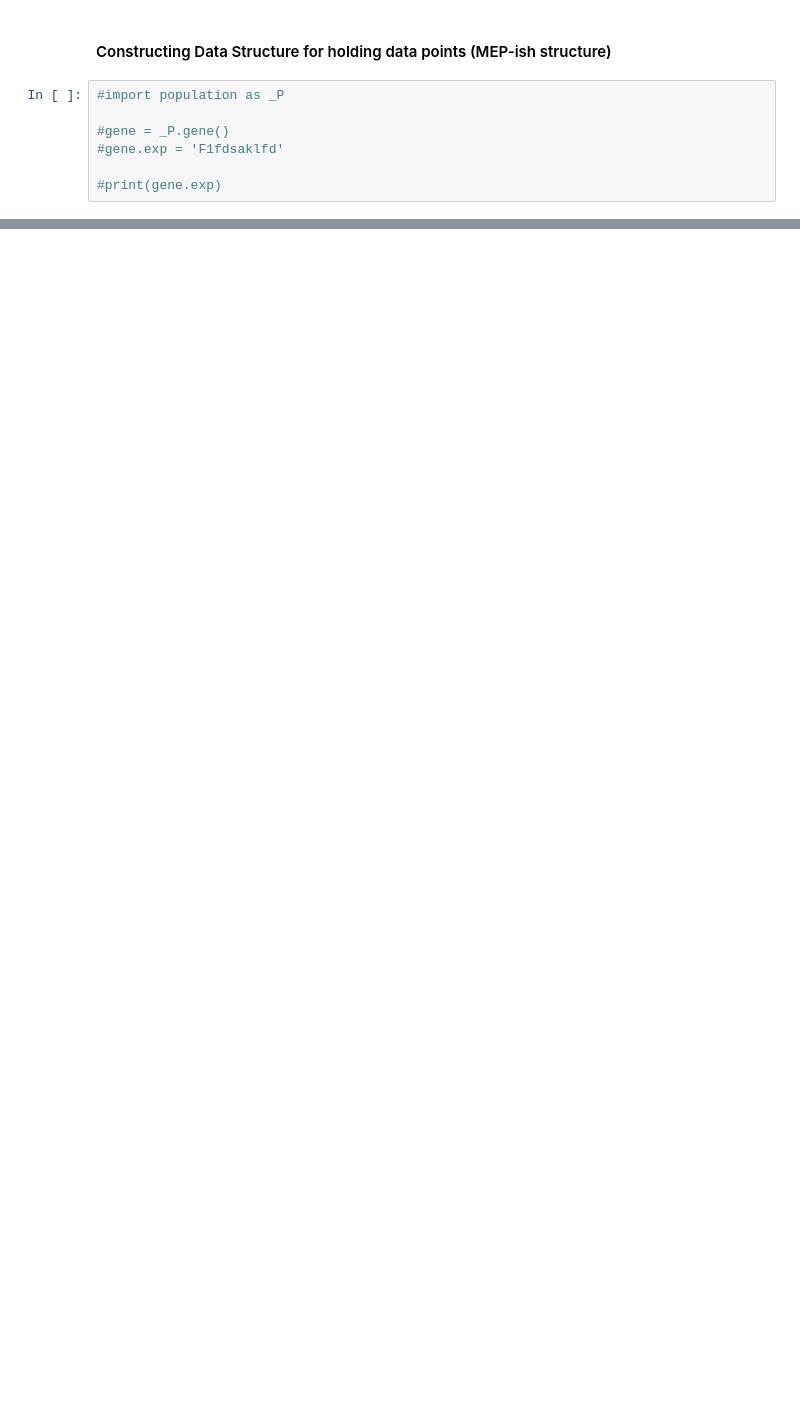
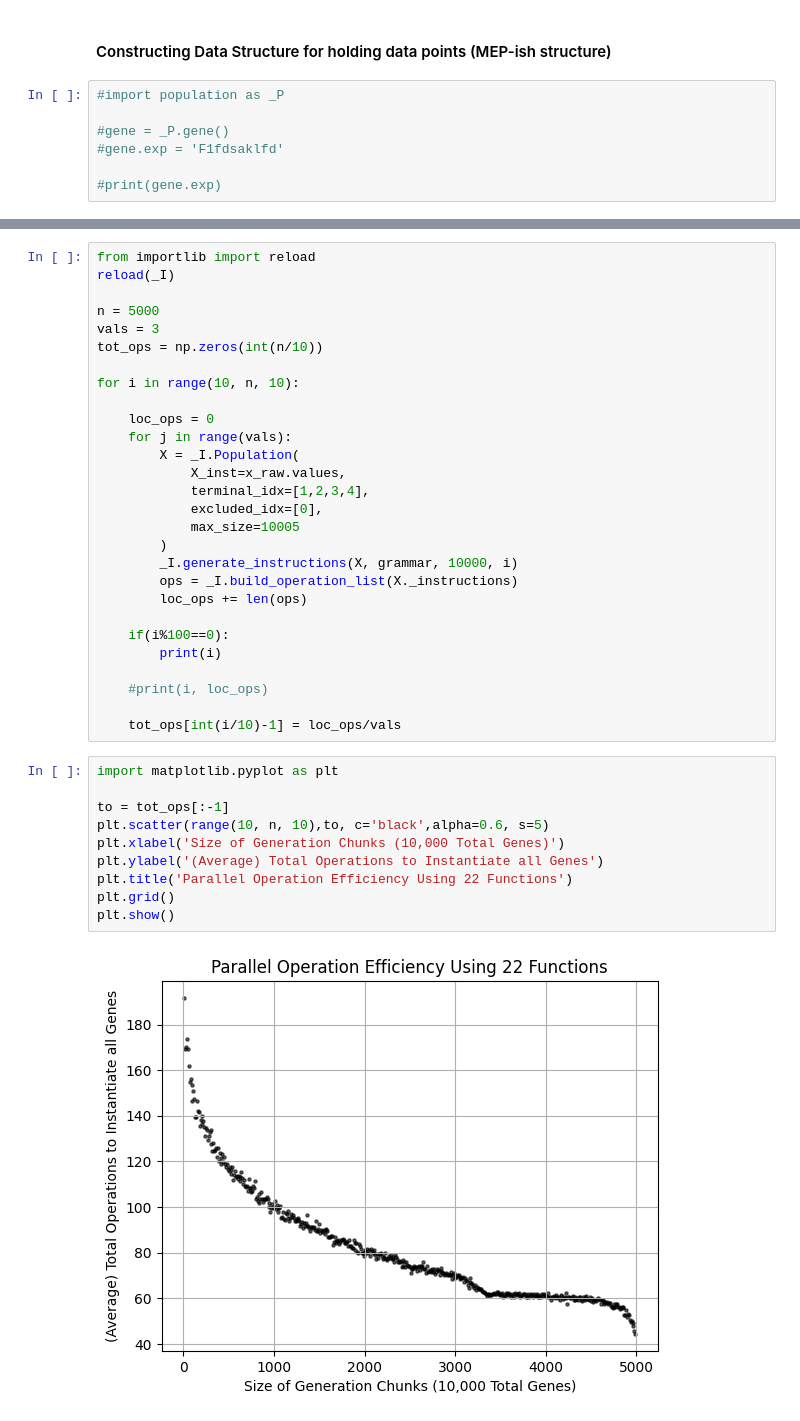
Before and after one commit to Logan-Kelsch/Structural_Regression, a Jupyter notebook: src/dev.ipynb, the cells around one changed output, grey strips where cells are left out. Cells and saved outputs as stored; diff of their text form; blank space fills up the shorter version.

```diff
--- a/src/dev.ipynb
+++ b/src/dev.ipynb
@@ -146,0 +102,40 @@ _V.plot_instruction_demo(X._instructions)
+# %%
+from importlib import reload
+reload(_I)
+
+n = 5000
+vals = 3
+tot_ops = np.zeros(int(n/10))
+
+for i in range(10, n, 10):
+
+    loc_ops = 0
+    for j in range(vals):
+        X = _I.Population(
+            X_inst=x_raw.values,
+            terminal_idx=[1,2,3,4],
+            excluded_idx=[0],
+            max_size=10005
+        )
+        _I.generate_instructions(X, grammar, 10000, i)
+        ops = _I.build_operation_list(X._instructions)
+        loc_ops += len(ops)
+
+    if(i%100==0):
+        print(i)
+
+    #print(i, loc_ops)
+
+    tot_ops[int(i/10)-1] = loc_ops/vals
+# %%
+import matplotlib.pyplot as plt
+
+to = tot_ops[:-1]
+plt.scatter(range(10, n, 10),to, c='black',alpha=0.6, s=5)
+plt.xlabel('Size of Generation Chunks (10,000 Total Genes)')
+plt.ylabel('(Average) Total Operations to Instantiate all Genes')
+plt.title('Parallel Operation Efficiency Using 22 Functions')
+plt.grid()
+plt.show()
+# %% [output]
+[figure, added]
```
Also changed, not shown: parts of 9 cells of this notebook, 4 other files.
